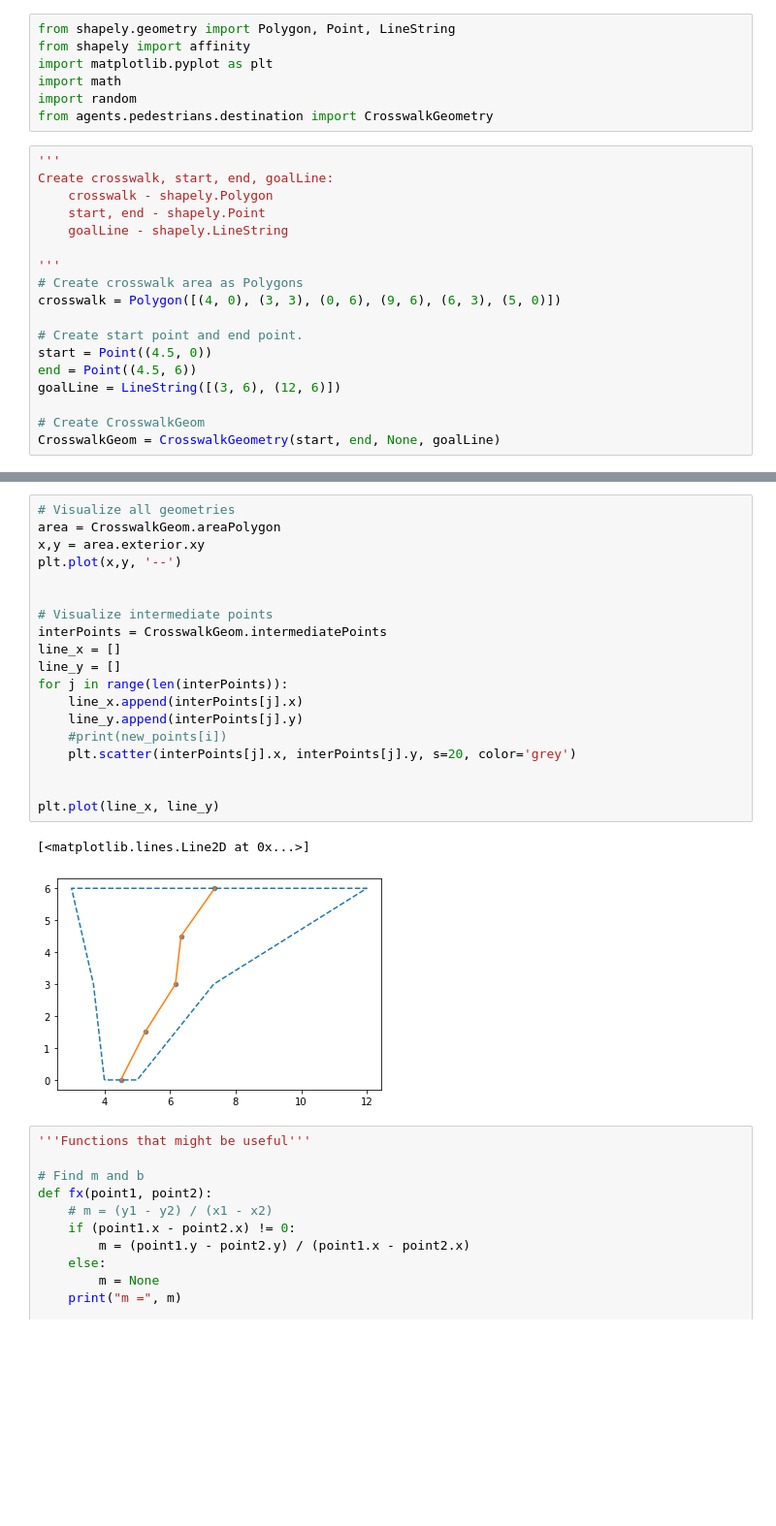
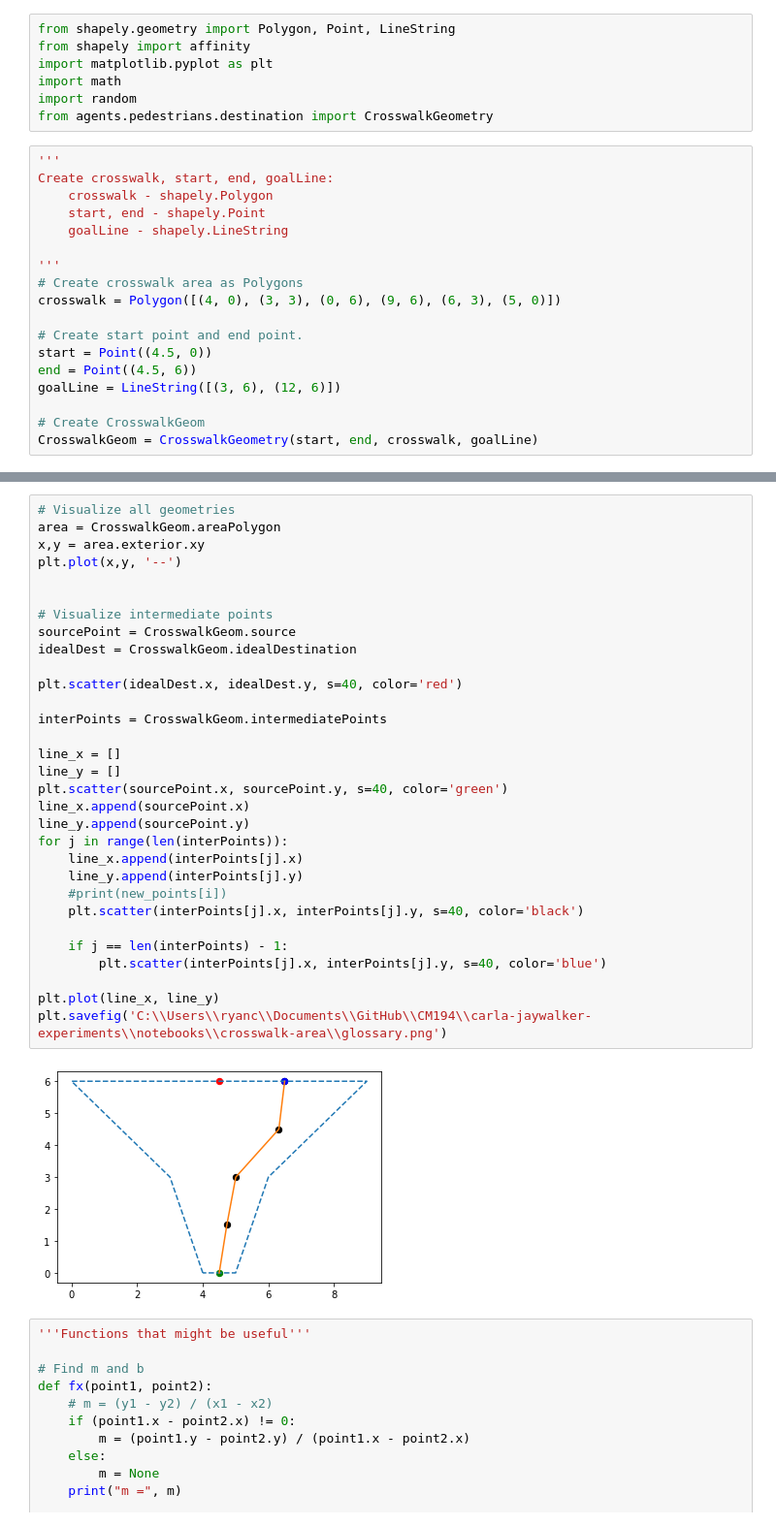
Before and after one commit to adhocmaster/carla-jaywalker-experiments, a Jupyter notebook: notebooks/Crosswalk-area/crosswalk-area.ipynb, the cells around one changed output, grey strips where cells are left out. Shown at 97% size. Cells and saved outputs as stored; diff of their text form; blank space fills up the shorter version.

Commit message:
created image for paper

```diff
--- a/notebooks/Crosswalk-area/crosswalk-area.ipynb
+++ b/notebooks/Crosswalk-area/crosswalk-area.ipynb
@@ -28,7 +28,7 @@ end = Point((4.5, 6))
 goalLine = LineString([(3, 6), (12, 6)])
 
 # Create CrosswalkGeom
-CrosswalkGeom = CrosswalkGeometry(start, end, None, goalLine)
+CrosswalkGeom = CrosswalkGeometry(start, end, crosswalk, goalLine)
 # %%
 # Visualize areaPolygon
 area = CrosswalkGeom.areaPolygon
@@ -40,25 +40,36 @@ plt.plot(x,y, '--')
 # %%
 # Visualize all geometries
 area = CrosswalkGeom.areaPolygon
 x,y = area.exterior.xy
 plt.plot(x,y, '--')
 
 
 # Visualize intermediate points
+sourcePoint = CrosswalkGeom.source
+idealDest = CrosswalkGeom.idealDestination
+
+plt.scatter(idealDest.x, idealDest.y, s=40, color='red')
+
 interPoints = CrosswalkGeom.intermediatePoints
+
 line_x = []
 line_y = []
+plt.scatter(sourcePoint.x, sourcePoint.y, s=40, color='green')
+line_x.append(sourcePoint.x)
+line_y.append(sourcePoint.y)
 for j in range(len(interPoints)):
     line_x.append(interPoints[j].x)
     line_y.append(interPoints[j].y)
     #print(new_points[i])
-    plt.scatter(interPoints[j].x, interPoints[j].y, s=20, color='grey')
+    plt.scatter(interPoints[j].x, interPoints[j].y, s=40, color='black')
 
+    if j == len(interPoints) - 1:
+        plt.scatter(interPoints[j].x, interPoints[j].y, s=40, color='blue')
 
 plt.plot(line_x, line_y)
+plt.savefig('C:\\Users\\ryanc\\Documents\\GitHub\\CM194\\carla-jaywalker-experiments\\notebooks\\crosswalk-area\\glossary.png')
 # %% [output]
-[<matplotlib.lines.Line2D at 0x...>]
-[figure, old version]
+[figure, new version]
 # %%
 '''Functions that might be useful'''
 
```
Also changed, not shown: parts of 1 cell of this notebook, 2 other files.
